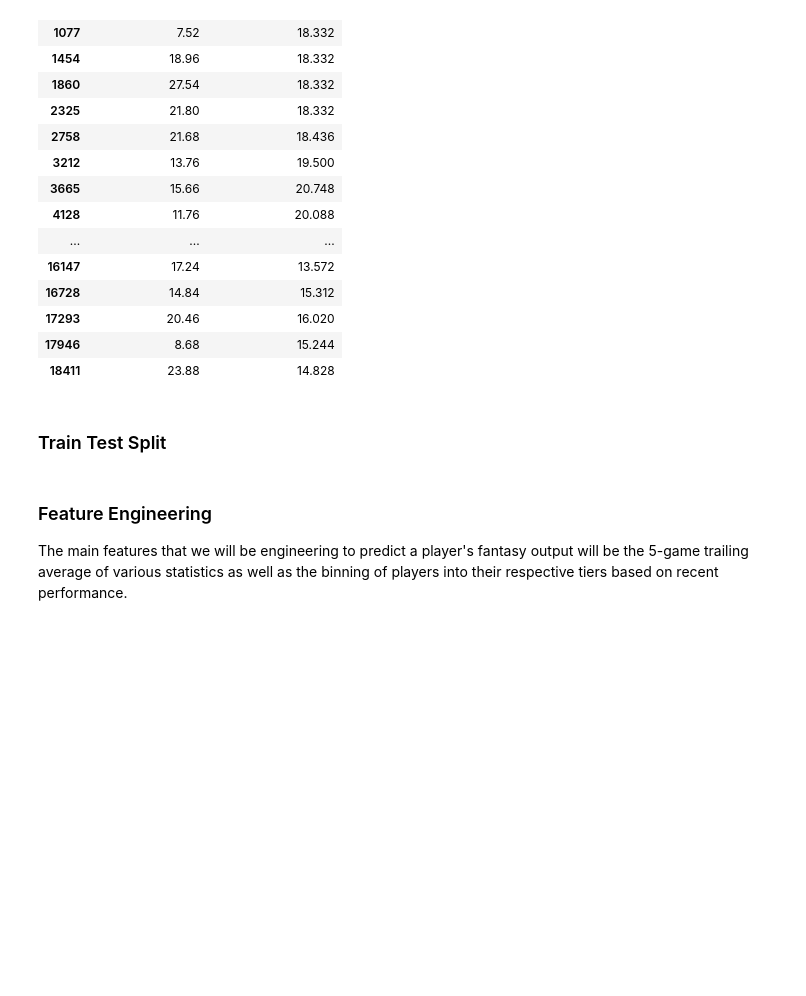
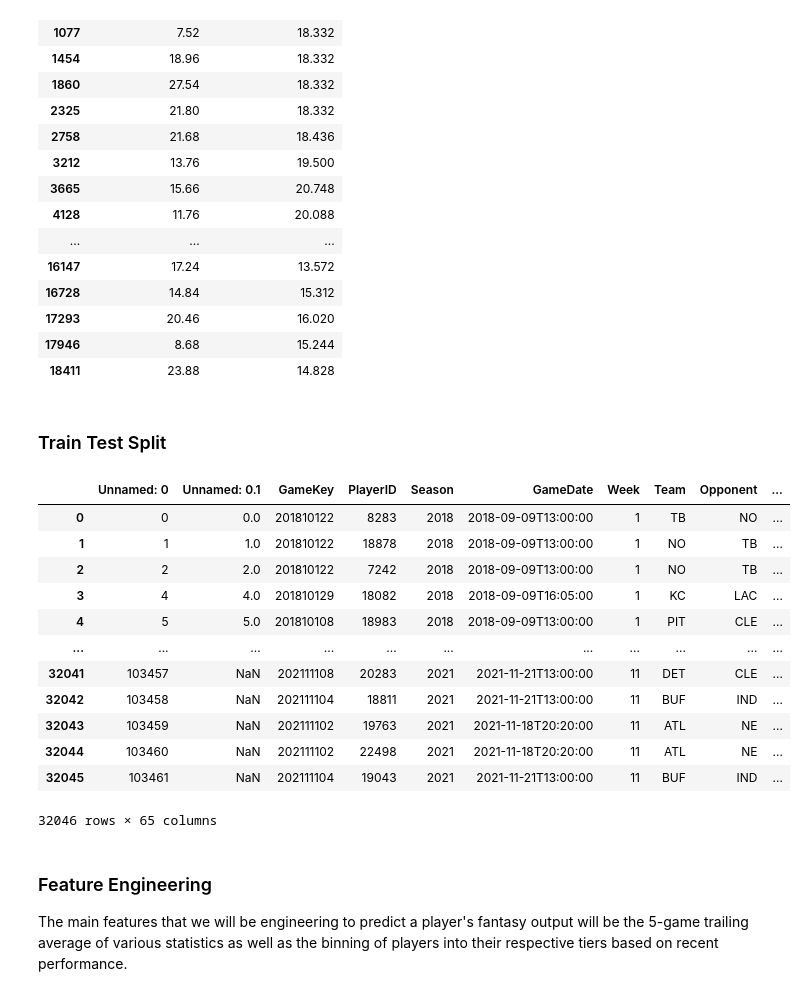
Before and after one commit to bernpb/Fantasy_Football_Prediction, a Jupyter notebook: Log_Transform_Regression.ipynb, the cells around one changed output. Saved outputs shown, nothing was run; the diff lists cells and outputs as text; code cells hidden in the pictures; blank space fills up the shorter version.

```diff
--- a/Log_Transform_Regression.ipynb
+++ b/Log_Transform_Regression.ipynb
@@ -119,6 +139,22 @@ y = data['FantasyPointsPPR']
 data.drop(columns = ['FantasyPointsPPR'],
             inplace = True)
 X = data
+# %%
+data
+# %% [output]
+|  | Unnamed: 0 | Unnamed: 0.1 | GameKey | PlayerID | Season | GameDate | Week | Team | Opponent | ... |
+| 0 | 0 | 0.0 | 201810122 | 8283 | 2018 | 2018-09-09T13:00:00 | 1 | TB | NO | ... |
+| 1 | 1 | 1.0 | 201810122 | 18878 | 2018 | 2018-09-09T13:00:00 | 1 | NO | TB | ... |
+| 2 | 2 | 2.0 | 201810122 | 7242 | 2018 | 2018-09-09T13:00:00 | 1 | NO | TB | ... |
+| 3 | 4 | 4.0 | 201810129 | 18082 | 2018 | 2018-09-09T16:05:00 | 1 | KC | LAC | ... |
+| 4 | 5 | 5.0 | 201810108 | 18983 | 2018 | 2018-09-09T13:00:00 | 1 | PIT | CLE | ... |
+| ... | ... | ... | ... | ... | ... | ... | ... | ... | ... | ... |
+| 32041 | 103457 | NaN | 202111108 | 20283 | 2021 | 2021-11-21T13:00:00 | 11 | DET | CLE | ... |
+| 32042 | 103458 | NaN | 202111104 | 18811 | 2021 | 2021-11-21T13:00:00 | 11 | BUF | IND | ... |
+| 32043 | 103459 | NaN | 202111102 | 19763 | 2021 | 2021-11-18T20:20:00 | 11 | ATL | NE | ... |
+| 32044 | 103460 | NaN | 202111102 | 22498 | 2021 | 2021-11-18T20:20:00 | 11 | ATL | NE | ... |
+| 32045 | 103461 | NaN | 202111104 | 19043 | 2021 | 2021-11-21T13:00:00 | 11 | BUF | IND | ... |
+32046 rows × 65 columns
 # %%
 # Execute the train, test split
 X_train, X_test, y_train, y_test = train_test_split(X, y,
```
Also changed, not shown: parts of 3 cells of this notebook, 14 other files.
